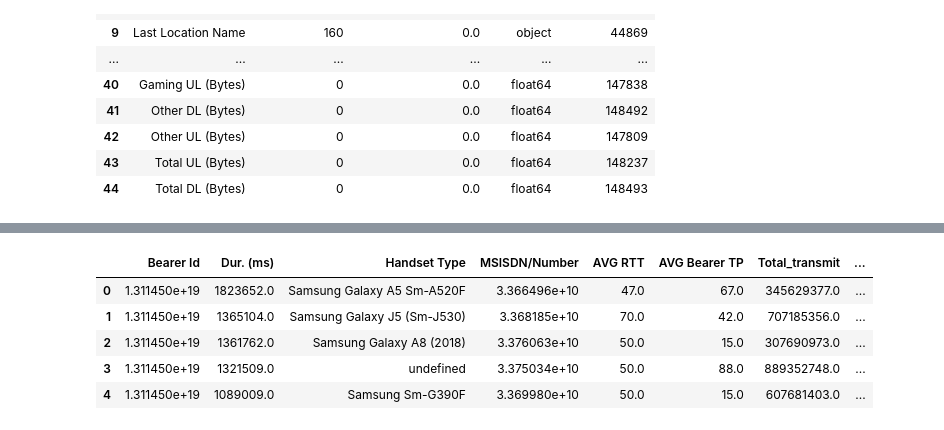
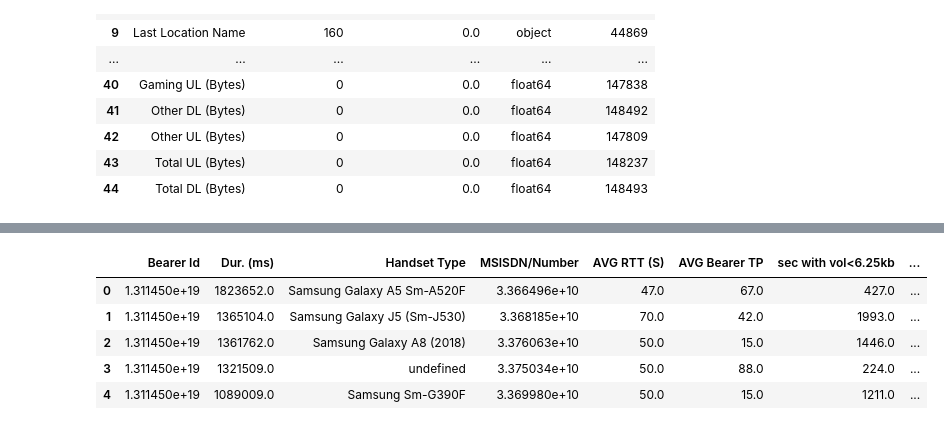
Before and after one commit to dawitasmeroatinafu/DA, a Jupyter notebook: notebooks/User_overview_analysis.ipynb, the cells around one changed output, grey strips where cells are left out. Drawn from its saved outputs; the diff is of its cells as text; code cells hidden in the pictures.

```diff
--- a/notebooks/User_overview_analysis.ipynb
+++ b/notebooks/User_overview_analysis.ipynb
@@ -145,8 +145,9 @@ list(clean_data.columns.values)
 
 clean_data['Total_transmit'] = clean_data['Total UL (Bytes)'] + clean_data['Total DL (Bytes)']
 clean_data['Other_transmit'] = clean_data['Other UL (Bytes)'] + clean_data['Other DL (Bytes)']
-clean_data['AVG RTT']=clean_data['Avg RTT DL (ms)']+clean_data['Avg RTT UL (ms)']
+clean_data['AVG RTT (S)']=clean_data['Avg RTT DL (ms)']+clean_data['Avg RTT UL (ms)']
 clean_data['AVG Bearer TP']=clean_data['Avg Bearer TP DL (kbps)']+clean_data['Avg Bearer TP UL (kbps)']
+clean_data['sec with vol<6.25kb']=clean_data['Nb of sec with Vol DL < 6250B']+clean_data['Nb of sec with Vol UL < 1250B']
 clean_data['Gaming'] = clean_data['Gaming UL (Bytes)'] + clean_data['Gaming DL (Bytes)']
 clean_data['Netflix'] = clean_data['Netflix UL (Bytes)'] + clean_data['Netflix DL (Bytes)']
 clean_data['Youtube'] = clean_data['Youtube UL (Bytes)'] + clean_data['Youtube DL (Bytes)']
@@ -165,16 +166,16 @@ clean_data.head()
 # %%
 # Creating new relevant columns
 
-new_rel_column = ['Bearer Id','Dur. (ms)','Handset Type','MSISDN/Number','AVG RTT', 'AVG Bearer TP','Total_transmit','Other_transmit','Gaming','Netflix','Youtube','Email','Google','Social Media']
+new_rel_column = ['Bearer Id','Dur. (ms)','Handset Type','MSISDN/Number','AVG RTT (S)', 'AVG Bearer TP', 'sec with vol<6.25kb','Total_transmit','Other_transmit','Gaming','Netflix','Youtube','Email','Google','Social Media']
 user_data_overview = clean_data[new_rel_column]
 user_data_overview.head()
 # %% [output]
-|  | Bearer Id | Dur. (ms) | Handset Type | MSISDN/Number | AVG RTT | AVG Bearer TP | Total_transmit | ... |
-| 0 | 1.311450e+19 | 1823652.0 | Samsung Galaxy A5 Sm-A520F | 3.366496e+10 | 47.0 | 67.0 | 345629377.0 | ... |
-| 1 | 1.311450e+19 | 1365104.0 | Samsung Galaxy J5 (Sm-J530) | 3.368185e+10 | 70.0 | 42.0 | 707185356.0 | ... |
-| 2 | 1.311450e+19 | 1361762.0 | Samsung Galaxy A8 (2018) | 3.376063e+10 | 50.0 | 15.0 | 307690973.0 | ... |
-| 3 | 1.311450e+19 | 1321509.0 | undefined | 3.375034e+10 | 50.0 | 88.0 | 889352748.0 | ... |
-| 4 | 1.311450e+19 | 1089009.0 | Samsung Sm-G390F | 3.369980e+10 | 50.0 | 15.0 | 607681403.0 | ... |
+|  | Bearer Id | Dur. (ms) | Handset Type | MSISDN/Number | AVG RTT (S) | AVG Bearer TP | sec with vol<6.25kb | ... |
+| 0 | 1.311450e+19 | 1823652.0 | Samsung Galaxy A5 Sm-A520F | 3.366496e+10 | 47.0 | 67.0 | 427.0 | ... |
+| 1 | 1.311450e+19 | 1365104.0 | Samsung Galaxy J5 (Sm-J530) | 3.368185e+10 | 70.0 | 42.0 | 1993.0 | ... |
+| 2 | 1.311450e+19 | 1361762.0 | Samsung Galaxy A8 (2018) | 3.376063e+10 | 50.0 | 15.0 | 1446.0 | ... |
+| 3 | 1.311450e+19 | 1321509.0 | undefined | 3.375034e+10 | 50.0 | 88.0 | 224.0 | ... |
+| 4 | 1.311450e+19 | 1089009.0 | Samsung Sm-G390F | 3.369980e+10 | 50.0 | 15.0 | 1211.0 | ... |
 # %%
 
 # Converting Bytes to MB.
```
Also changed, not shown: parts of 4 cells of this notebook.
